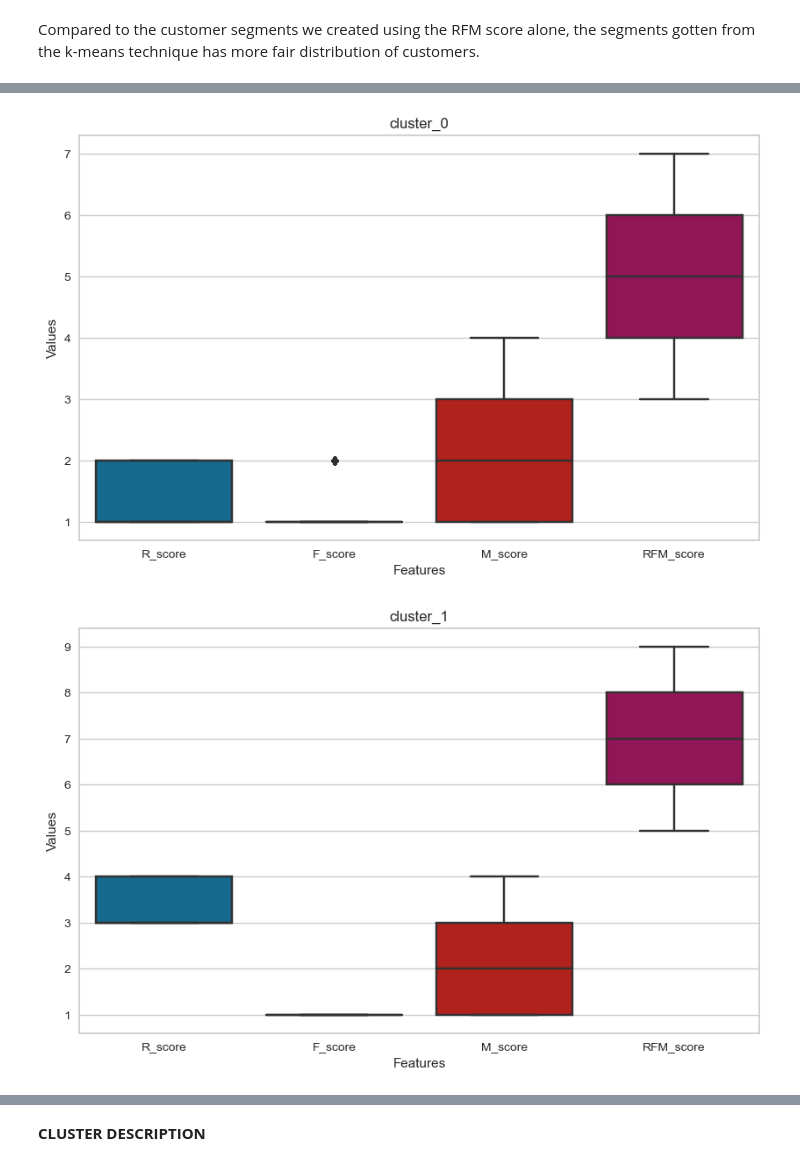
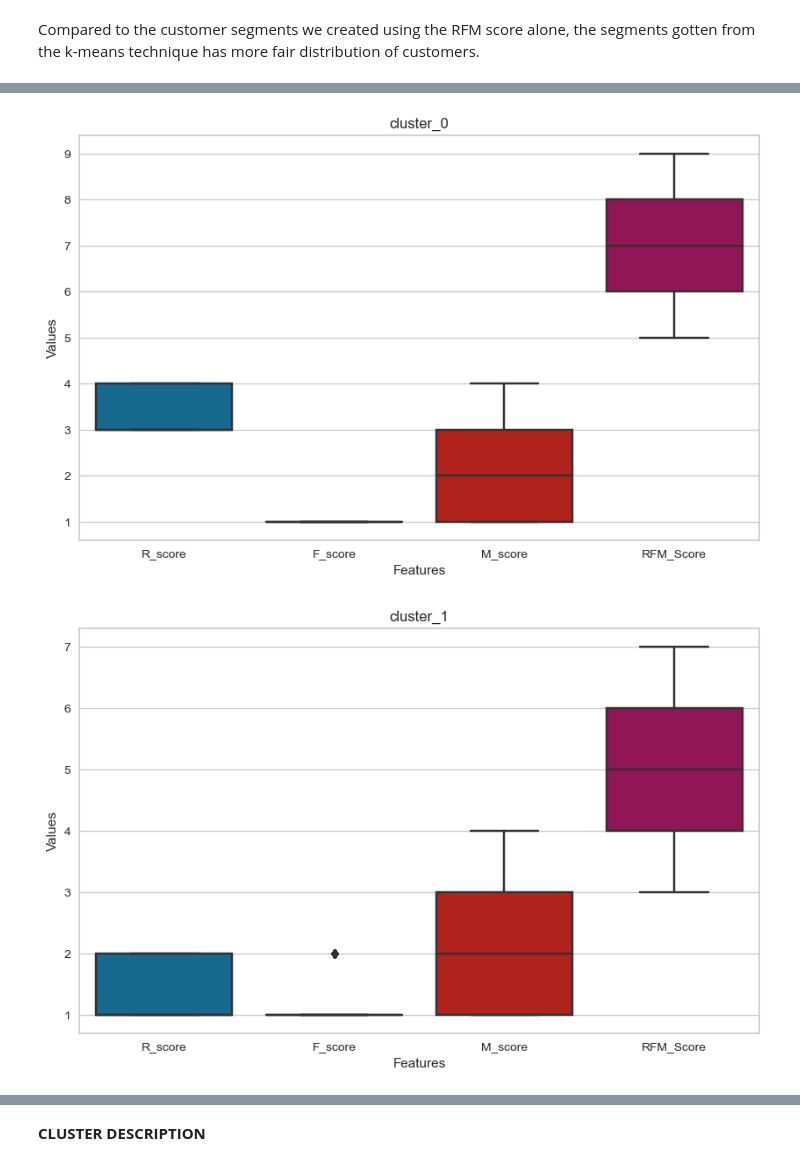
Before and after one commit to Emerald-GitHub/RFM-Based-Customer-Segmentation, a Jupyter notebook: Notebooks/RFM_Customer_Segmentation_solution.ipynb, the cells around one changed output, grey strips where cells are left out. Saved outputs shown, nothing was run; the diff lists cells and outputs as text; code cells hidden in the pictures.

Commit message:
RFM Clustering Update

```diff
--- a/Notebooks/RFM_Customer_Segmentation_solution.ipynb
+++ b/Notebooks/RFM_Customer_Segmentation_solution.ipynb
@@ -633,5 +730,5 @@ def assign_segments(x):
 # %%
-RFM_table["segments"] = RFM_table["RFM_score"].apply(lambda x: assign_segments(x))
+RFM_table["segments"] = RFM_table["RFM_Score"].apply(lambda x: assign_segments(x))
 # %%
 RFM_table.head()
 # %% [output]
@@ -700,6 +797,6 @@ Instead of segmenting customers based on total RFM score alone, we are going to
 # %% [markdown]
 **Create data for k-means clustering**
 # %%
-RFM_data = RFM_table.drop(["RFM_group", "segments", "weighted_score", "weighted_segments"], axis = 1)
-RFM_data.head(2)
+RFM_data = RFM_table.drop(["RFM_Segment", "segments", "weighted_score", "weighted_segments"], axis = 1)
+RFM_data.head(3)
 # %% [output]
@@ -755,5 +853,6 @@ Both distortion and calinski_harabasz metric suggested 3 clusters as the optimal
 # %% [markdown]
 ## Cluster assignment
 # %%
+# Fit model with chosen number of clusters (e.g., 3)
 final_model = KMeans(random_state = 1, n_clusters = 3)
-final_model.fit(scaled_data)
+RFM_data["Cluster"] = final_model.fit_predict(scaled_data)
@@ -767,5 +859,3 @@ array([2, 0, 2, ..., 0, 1, 1])
-# %%
-RFM_data["Cluster"] = cluster_assignment
 # %%
 RFM_data.head()
 # %% [output]
@@ -849,29 +964,29 @@ cluster_1 = RFM_data[RFM_data["Cluster"] == 1]
 cluster_2 = RFM_data[RFM_data["Cluster"] == 2]
 # %%
 plt.figure(figsize=(10, 6))  # Optional: Set the figure size
-sns.boxplot(data=cluster_0[['R_score', 'F_score', 'M_score', 'RFM_score']])
+sns.boxplot(data=cluster_0[['R_score', 'F_score', 'M_score', 'RFM_Score']])
 plt.title(f"cluster_0")
 plt.ylabel('Values')
 plt.xlabel('Features')
 plt.show()
 
 plt.figure(figsize=(10, 6))  # Optional: Set the figure size
-sns.boxplot(data=cluster_1[['R_score', 'F_score', 'M_score', 'RFM_score']])
+sns.boxplot(data=cluster_1[['R_score', 'F_score', 'M_score', 'RFM_Score']])
 plt.title(f"cluster_1")
 plt.ylabel('Values')
 plt.xlabel('Features')
 plt.show()
 
 
 plt.figure(figsize=(10, 6))  # Optional: Set the figure size
-sns.boxplot(data=cluster_2[['R_score', 'F_score', 'M_score', 'RFM_score']])
+sns.boxplot(data=cluster_2[['R_score', 'F_score', 'M_score', 'RFM_Score']])
 plt.title(f"cluster_2")
 plt.ylabel('Values')
 plt.xlabel('Features')
 plt.show()
 # %% [output]
-[figure, old version]
+[figure, new version]
-[figure, old version]
+[figure, new version]
 [figure]
 # %% [markdown]
 **CLUSTER DESCRIPTION**
```
Also changed, not shown: parts of 55 cells of this notebook, 1 other file.
